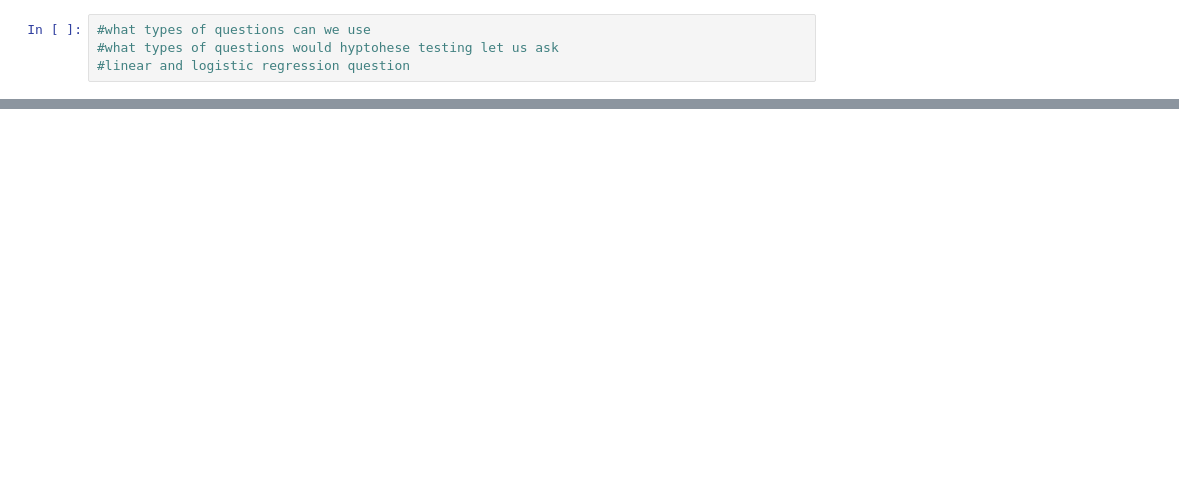
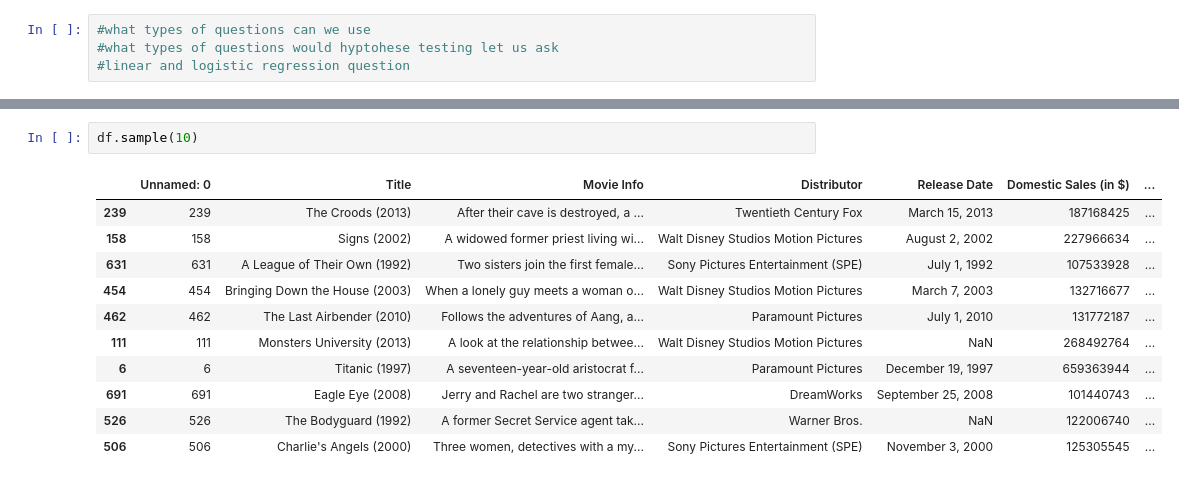
Before and after one commit to bhil246/Practice-Capstone-Case-Study, a Jupyter notebook: scratch/scratch.ipynb, the cells around one changed output, grey strips where cells are left out. Cells and saved outputs as stored; diff of their text form; blank space fills up the shorter version.

```diff
--- a/scratch/scratch.ipynb
+++ b/scratch/scratch.ipynb
@@ -203,0 +176,14 @@ disney_df.sample(10)
+# %%
+df.sample(10)
+# %% [output]
+|  | Unnamed: 0 | Title | Movie Info | Distributor | Release Date | Domestic Sales (in $) | ... |
+| 239 | 239 | The Croods (2013) | After their cave is destroyed, a ... | Twentieth Century Fox | March 15, 2013 | 187168425 | ... |
+| 158 | 158 | Signs (2002) | A widowed former priest living wi... | Walt Disney Studios Motion Pictures | August 2, 2002 | 227966634 | ... |
+| 631 | 631 | A League of Their Own (1992) | Two sisters join the first female... | Sony Pictures Entertainment (SPE) | July 1, 1992 | 107533928 | ... |
+| 454 | 454 | Bringing Down the House (2003) | When a lonely guy meets a woman o... | Walt Disney Studios Motion Pictures | March 7, 2003 | 132716677 | ... |
+| 462 | 462 | The Last Airbender (2010) | Follows the adventures of Aang, a... | Paramount Pictures | July 1, 2010 | 131772187 | ... |
+| 111 | 111 | Monsters University (2013) | A look at the relationship betwee... | Walt Disney Studios Motion Pictures | NaN | 268492764 | ... |
+| 6 | 6 | Titanic (1997) | A seventeen-year-old aristocrat f... | Paramount Pictures | December 19, 1997 | 659363944 | ... |
+| 691 | 691 | Eagle Eye (2008) | Jerry and Rachel are two stranger... | DreamWorks | September 25, 2008 | 101440743 | ... |
+| 526 | 526 | The Bodyguard (1992) | A former Secret Service agent tak... | Warner Bros. | NaN | 122006740 | ... |
+| 506 | 506 | Charlie's Angels (2000) | Three women, detectives with a my... | Sony Pictures Entertainment (SPE) | November 3, 2000 | 125305545 | ... |
```
Also changed, not shown: parts of 38 cells of this notebook.
